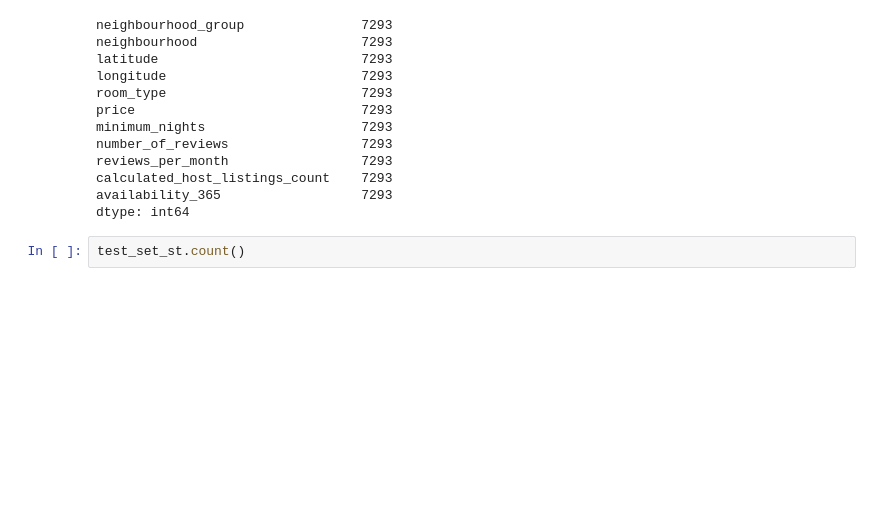
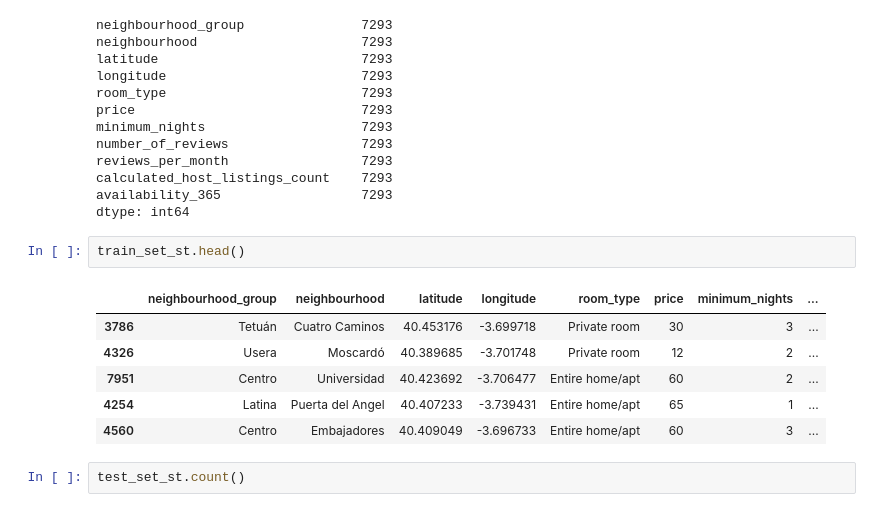
Before and after one commit to adzarei/uned-master-bigdata, a Jupyter notebook: AAI/TP3/TP3-SVM-Regresion-Adrian_zapater.ipynb, the cells around one changed output. Drawn from its saved outputs; the diff is of its cells as text; blank space fills up the shorter version.

```diff
--- a/AAI/TP3/TP3-SVM-Regresion-Adrian_zapater.ipynb
+++ b/AAI/TP3/TP3-SVM-Regresion-Adrian_zapater.ipynb
@@ -199,6 +205,15 @@ reviews_per_month                 7293
 calculated_host_listings_count    7293
 availability_365                  7293
 dtype: int64
+# %%
+train_set_st.head()
+# %% [output]
+|  | neighbourhood_group | neighbourhood | latitude | longitude | room_type | price | minimum_nights | ... |
+| 3786 | Tetuán | Cuatro Caminos | 40.453176 | -3.699718 | Private room | 30 | 3 | ... |
+| 4326 | Usera | Moscardó | 40.389685 | -3.701748 | Private room | 12 | 2 | ... |
+| 7951 | Centro | Universidad | 40.423692 | -3.706477 | Entire home/apt | 60 | 2 | ... |
+| 4254 | Latina | Puerta del Angel | 40.407233 | -3.739431 | Entire home/apt | 65 | 1 | ... |
+| 4560 | Centro | Embajadores | 40.409049 | -3.696733 | Entire home/apt | 60 | 3 | ... |
 # %%
 test_set_st.count()
 # %% [output]
```
Also changed, not shown: parts of 13 cells of this notebook, 1 other file.
